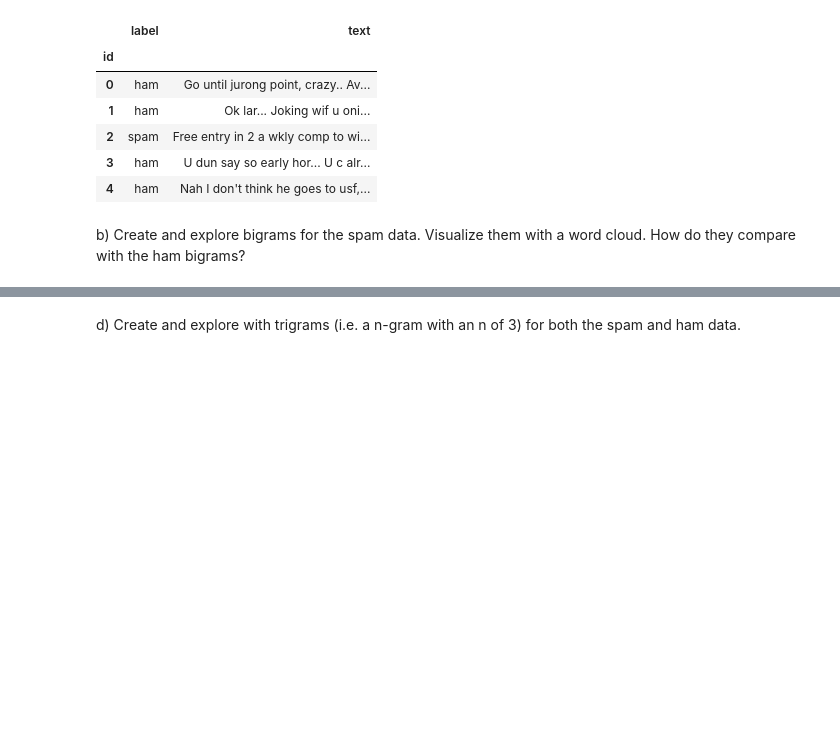
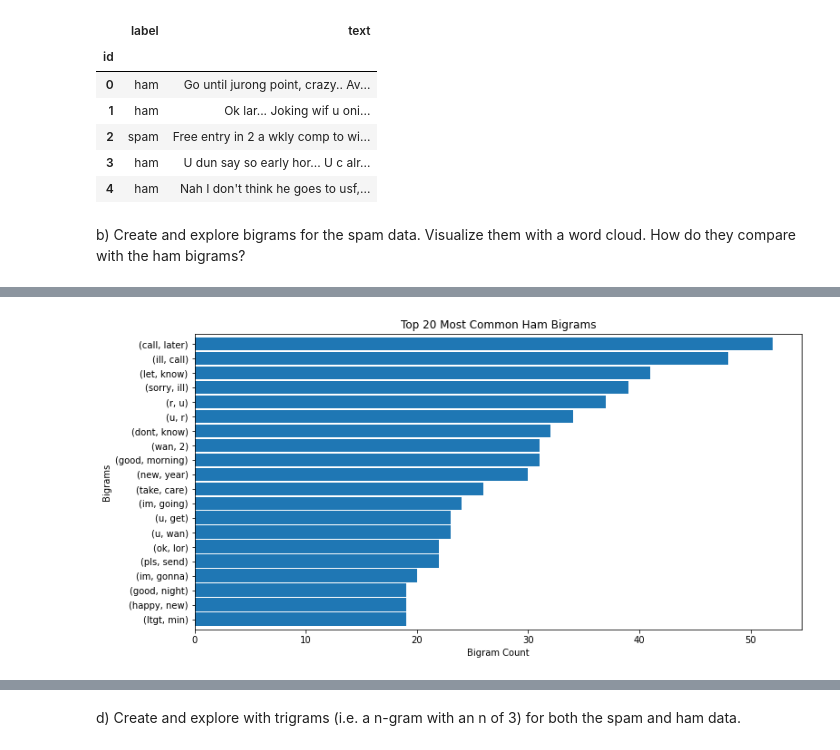
Before and after one commit to paigerackley/natural-language-processing-exercises, a Jupyter notebook: exploring.ipynb, the cells around one changed output, grey strips where cells are left out. Cells and saved outputs as stored; diff of their text form; code cells hidden in the pictures; blank space fills up the shorter version.

```diff
--- a/exploring.ipynb
+++ b/exploring.ipynb
@@ -39,0 +117,4 @@ AttributeError: 'NoneType' object has no attribute 'split'
+# %%
+# Create dataframe to explore ham bigrams
+top_20_ham_bigrams = ham_bigrams.value_counts().head(20).sort_values(ascending = False)
+top_20_ham_bigrams
@@ -39,0 +139,9 @@ AttributeError: 'NoneType' object has no attribute 'split'
+# %%
+#Visualization the ham bigrams
+top_20_ham_bigrams.sort_values().plot.barh(width = 0.9, figsize = (12,6))
+plt.title('Top 20 Most Common Ham Bigrams')
+plt.xlabel('Bigram Count')
+plt.ylabel('Bigrams')
+plt.show()
+# %% [output]
+[figure, added]
```
Also changed, not shown: parts of 17 cells of this notebook.
